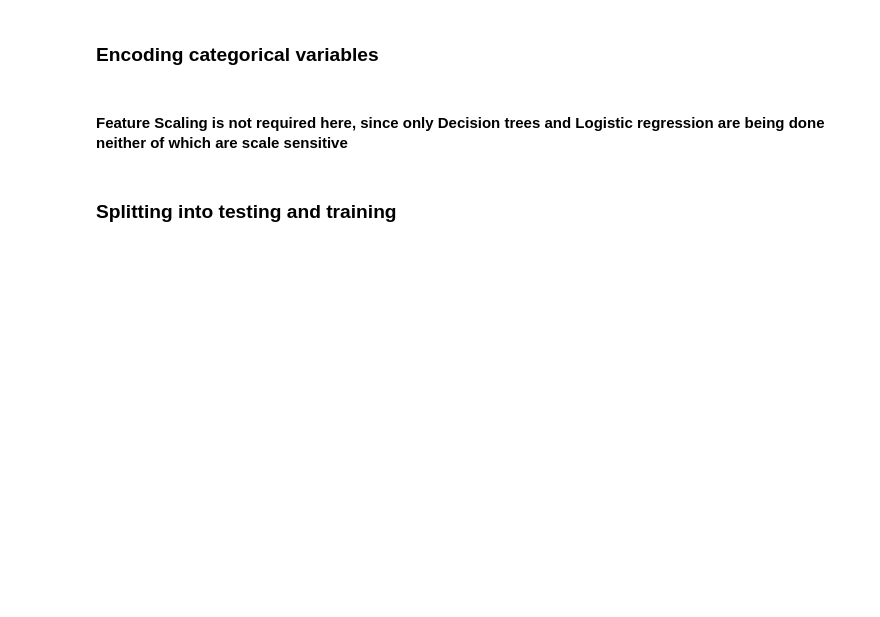
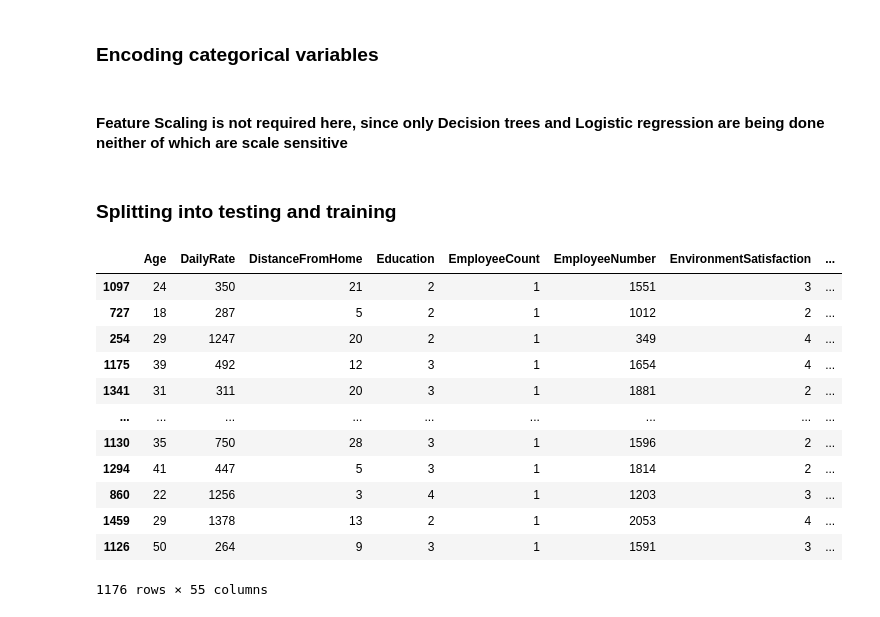
Before and after one commit to smartinternz02/SI-GuidedProject-581974-1694665929, a Jupyter notebook: ASSIGNMENT-4/emp.ipynb, the cells around one changed output. Saved outputs shown, nothing was run; the diff lists cells and outputs as text; code cells hidden in the pictures; blank space fills up the shorter version.

```diff
--- a/ASSIGNMENT-4/emp.ipynb
+++ b/ASSIGNMENT-4/emp.ipynb
@@ -152,6 +170,25 @@ df_encoded = pd.get_dummies(df, columns=categorical_columns)
 ### Splitting into testing and training
 # %%
 from sklearn.model_selection import train_test_split
-X = df_encoded.drop('Attrition', axis=1)
-y = df_encoded['Attrition']
-X_train, X_test, y_train, y_test = train_test_split(X, y, test_size=0.2, random_state=42)
+X_train, X_test, y_train, y_test = train_test_split(X_encoded, y, test_size=0.2, random_state=42)
+y_train = y_train.map({'Yes': 1, 'No': 0})
+# %%
+X_train
+# y_train.shape
+# X_test.shape
+# y_test.shape
+# y_train
+# %% [output]
+|  | Age | DailyRate | DistanceFromHome | Education | EmployeeCount | EmployeeNumber | EnvironmentSatisfaction | ... |
+| 1097 | 24 | 350 | 21 | 2 | 1 | 1551 | 3 | ... |
+| 727 | 18 | 287 | 5 | 2 | 1 | 1012 | 2 | ... |
+| 254 | 29 | 1247 | 20 | 2 | 1 | 349 | 4 | ... |
+| 1175 | 39 | 492 | 12 | 3 | 1 | 1654 | 4 | ... |
+| 1341 | 31 | 311 | 20 | 3 | 1 | 1881 | 2 | ... |
+| ... | ... | ... | ... | ... | ... | ... | ... | ... |
+| 1130 | 35 | 750 | 28 | 3 | 1 | 1596 | 2 | ... |
+| 1294 | 41 | 447 | 5 | 3 | 1 | 1814 | 2 | ... |
+| 860 | 22 | 1256 | 3 | 4 | 1 | 1203 | 3 | ... |
+| 1459 | 29 | 1378 | 13 | 2 | 1 | 2053 | 4 | ... |
+| 1126 | 50 | 264 | 9 | 3 | 1 | 1591 | 3 | ... |
+1176 rows × 55 columns
```
Also changed, not shown: parts of 5 cells of this notebook.
